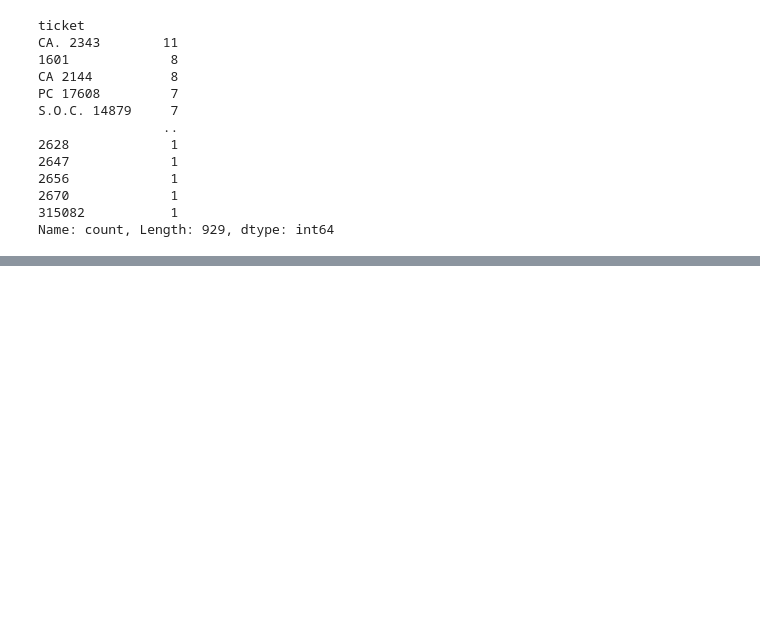
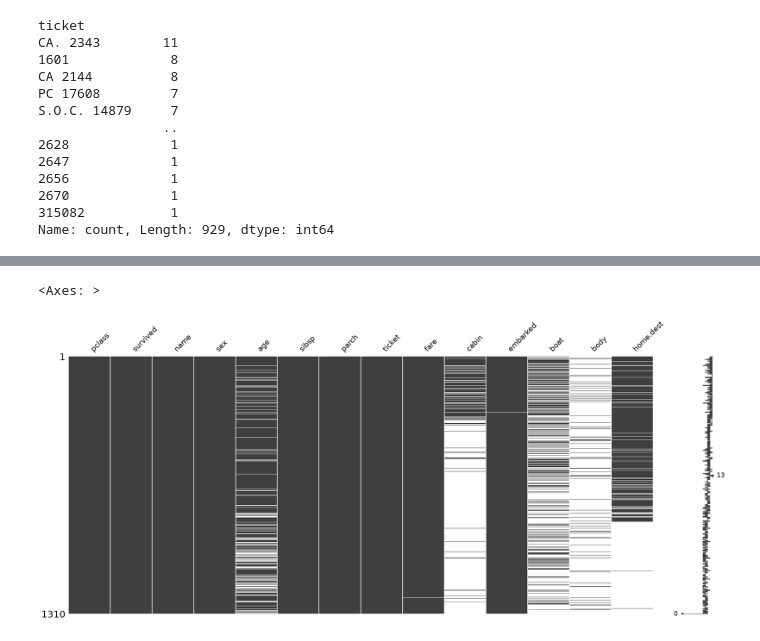
Before and after one commit to Mohamadzf23/titanic-survival-classification, a Jupyter notebook: src/titanic_classification.ipynb, the cells around one changed output, grey strips where cells are left out. Drawn from its saved outputs; the diff is of its cells as text; code cells hidden in the pictures; blank space fills up the shorter version.

Commit message:
analyze missing values

```diff
--- a/src/titanic_classification.ipynb
+++ b/src/titanic_classification.ipynb
@@ -107,0 +156,7 @@ Name: count, Length: 929, dtype: int64
+# %%
+import missingno as msno
+
+msno.matrix(titanic)
+# %% [output]
+<Axes: >
+[figure, added]
```
Also changed, not shown: parts of 3 cells of this notebook.
